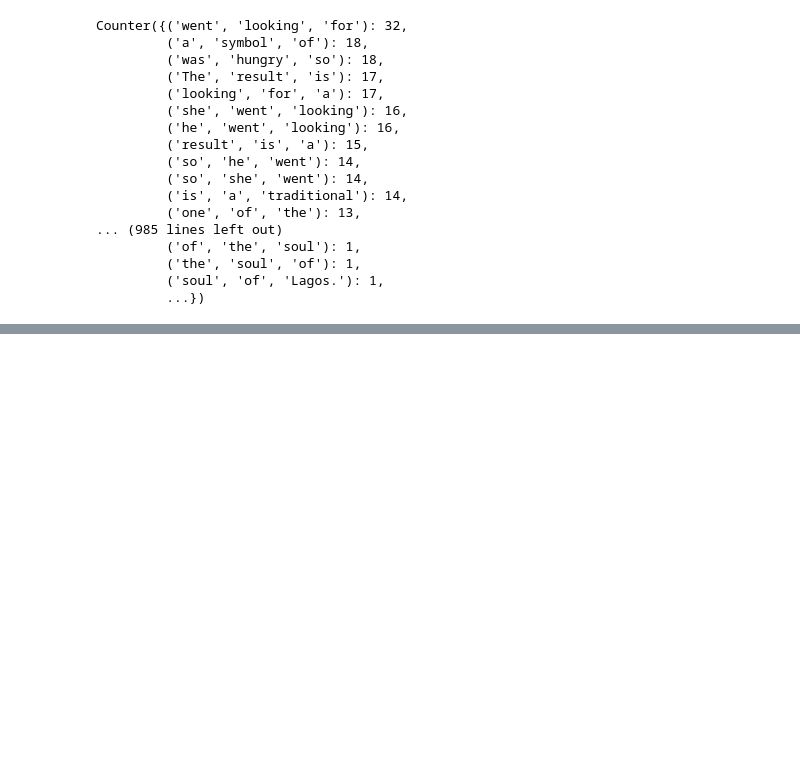
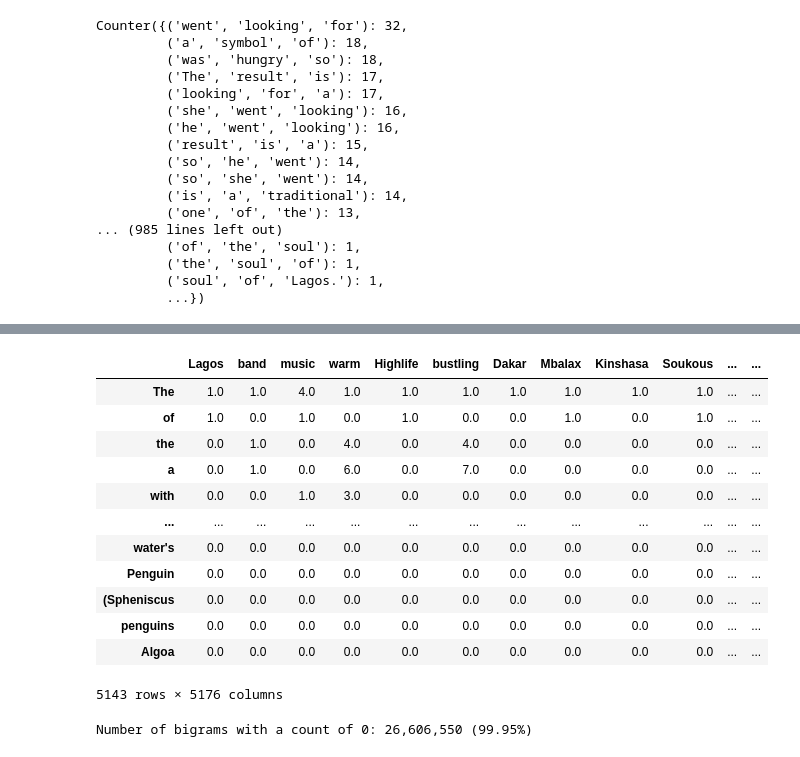
Before and after one commit to Srushanth/n-gram-models, a Jupyter notebook: notebooks/first_step.ipynb, the cells around one changed output, grey strips where cells are left out. Saved outputs shown, nothing was run; the diff lists cells and outputs as text; code cells hidden in the pictures; blank space fills up the shorter version.

```diff
--- a/notebooks/first_step.ipynb
+++ b/notebooks/first_step.ipynb
@@ -224,0 +298,33 @@ for trigram, count in trigram_counts.most_common(10):
+# %%
+bigram_counts = get_ngram_counts(dataset, n=2)
+
+# Use the pandas library to display the counts in a table.
+bigram_counts_matrix = {
+    context: dict(counts) for context, counts in bigram_counts.items()
+}
+bigram_data_frame = pd.DataFrame.from_dict(
+    bigram_counts_matrix, orient="index").fillna(0)
+
+display(bigram_data_frame)
+# %% [output]
+|  | Lagos | band | music | warm | Highlife | bustling | Dakar | Mbalax | Kinshasa | Soukous | ... | ... |
+| The | 1.0 | 1.0 | 4.0 | 1.0 | 1.0 | 1.0 | 1.0 | 1.0 | 1.0 | 1.0 | ... | ... |
+| of | 1.0 | 0.0 | 1.0 | 0.0 | 1.0 | 0.0 | 0.0 | 1.0 | 0.0 | 1.0 | ... | ... |
+| the | 0.0 | 1.0 | 0.0 | 4.0 | 0.0 | 4.0 | 0.0 | 0.0 | 0.0 | 0.0 | ... | ... |
+| a | 0.0 | 1.0 | 0.0 | 6.0 | 0.0 | 7.0 | 0.0 | 0.0 | 0.0 | 0.0 | ... | ... |
+| with | 0.0 | 0.0 | 1.0 | 3.0 | 0.0 | 0.0 | 0.0 | 0.0 | 0.0 | 0.0 | ... | ... |
+| ... | ... | ... | ... | ... | ... | ... | ... | ... | ... | ... | ... | ... |
+| water's | 0.0 | 0.0 | 0.0 | 0.0 | 0.0 | 0.0 | 0.0 | 0.0 | 0.0 | 0.0 | ... | ... |
+| Penguin | 0.0 | 0.0 | 0.0 | 0.0 | 0.0 | 0.0 | 0.0 | 0.0 | 0.0 | 0.0 | ... | ... |
+| (Spheniscus | 0.0 | 0.0 | 0.0 | 0.0 | 0.0 | 0.0 | 0.0 | 0.0 | 0.0 | 0.0 | ... | ... |
+| penguins | 0.0 | 0.0 | 0.0 | 0.0 | 0.0 | 0.0 | 0.0 | 0.0 | 0.0 | 0.0 | ... | ... |
+| Algoa | 0.0 | 0.0 | 0.0 | 0.0 | 0.0 | 0.0 | 0.0 | 0.0 | 0.0 | 0.0 | ... | ... |
+5143 rows × 5176 columns
+# %%
+zero_count = (bigram_data_frame == 0).sum().sum()
+print(
+    f"Number of bigrams with a count of 0: {zero_count:,}"
+    f" ({zero_count/bigram_data_frame.size * 100:.2f}%)"
+)
+# %% [output]
+Number of bigrams with a count of 0: 26,606,550 (99.95%)
```
Also changed, not shown: parts of 21 cells of this notebook.
